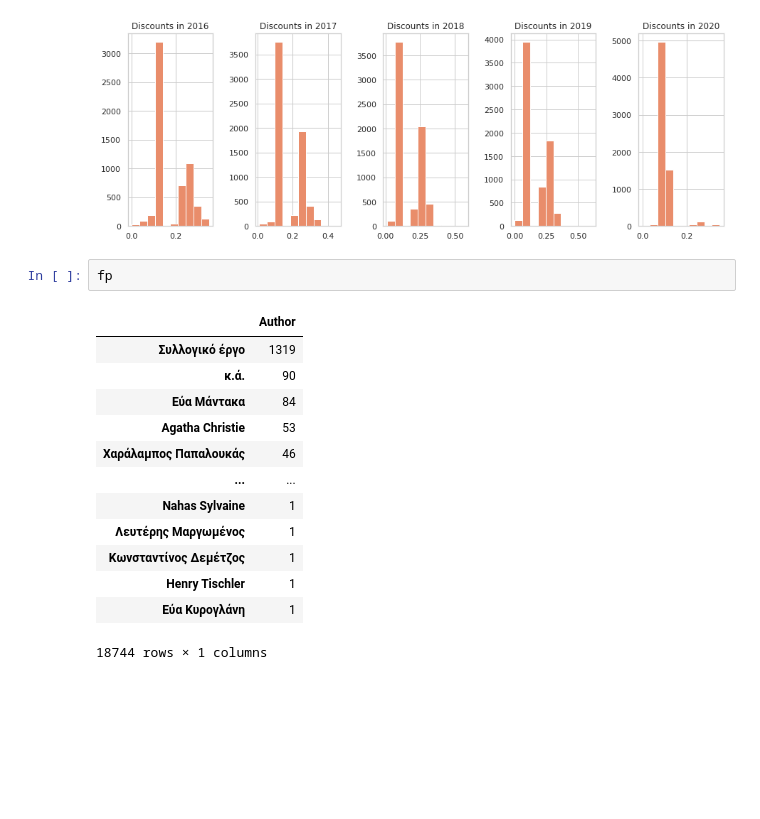
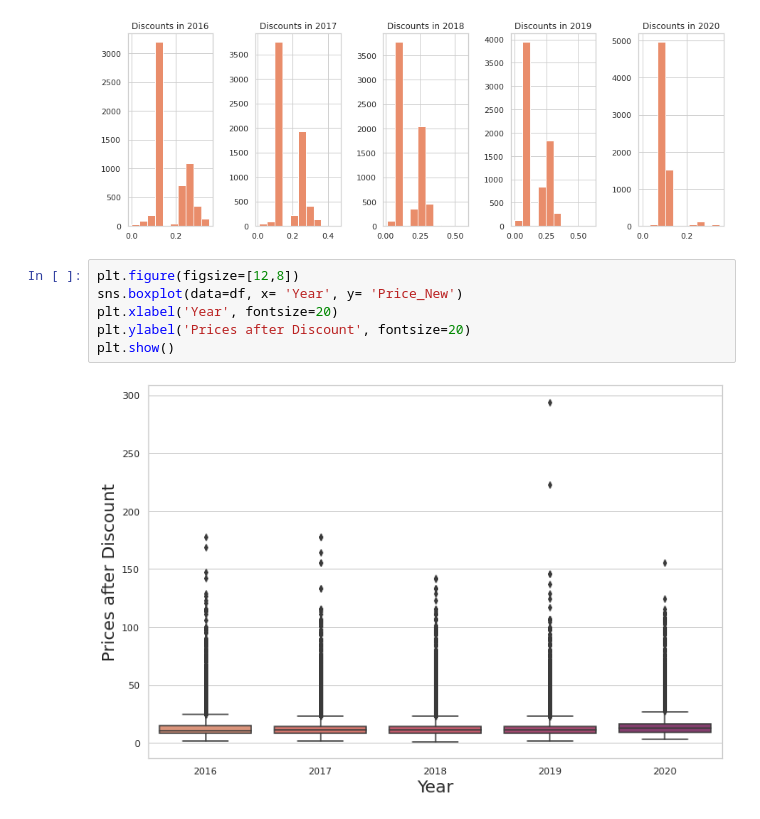
Before and after one commit to ChristosChousanlis/Webscraping, a Jupyter notebook: analysis/analysis.ipynb, the cells around one changed output. Saved outputs shown, nothing was run; the diff lists cells and outputs as text; blank space fills up the shorter version.

```diff
--- a/analysis/analysis.ipynb
+++ b/analysis/analysis.ipynb
@@ -162,19 +168,11 @@ for year in years:
 plt.show()
 # %% [output]
 [figure]
-# %%
-fp
-# %% [output]
-|  | Author |
-| Συλλογικό έργο | 1319 |
-| κ.ά. | 90 |
-| Εύα Μάντακα | 84 |
-| Agatha Christie | 53 |
-| Χαράλαμπος Παπαλουκάς | 46 |
-| ... | ... |
-| Nahas Sylvaine | 1 |
-| Λευτέρης Μαργωμένος | 1 |
-| Κωνσταντίνος Δεμέτζος | 1 |
-| Henry Tischler | 1 |
-| Εύα Κυρογλάνη | 1 |
-18744 rows × 1 columns
+# %%
+plt.figure(figsize=[12,8])
+sns.boxplot(data=df, x= 'Year', y= 'Price_New')
+plt.xlabel('Year', fontsize=20)
+plt.ylabel('Prices after Discount', fontsize=20)
+plt.show()
+# %% [output]
+[figure, added]
```
Also changed, not shown: parts of 5 cells of this notebook, 1 other file.
